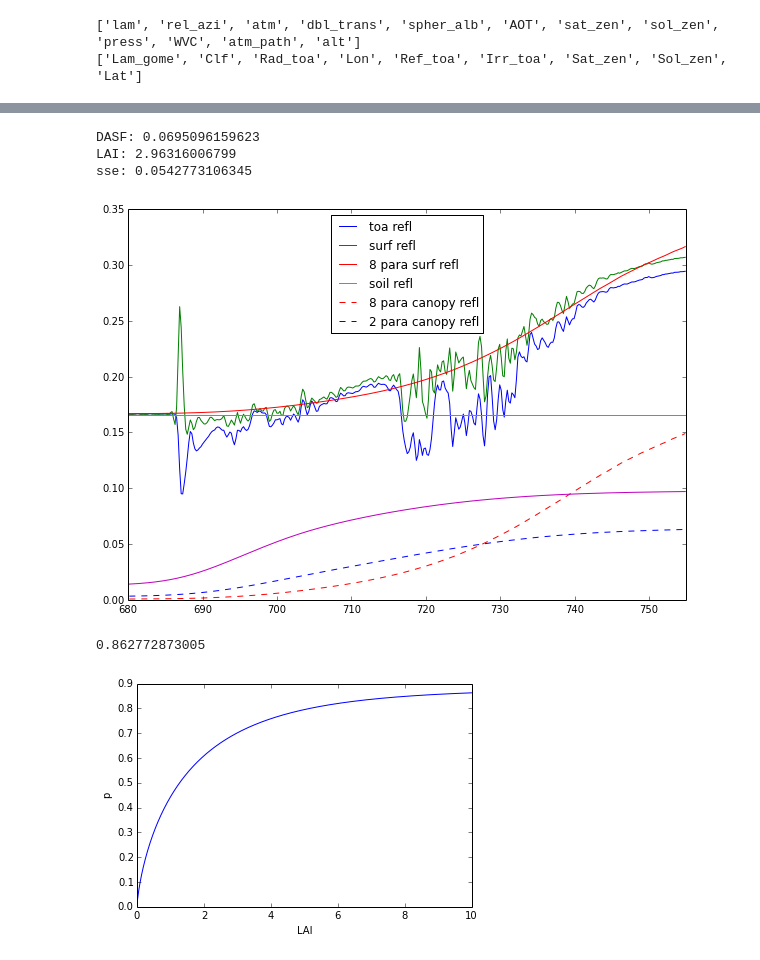
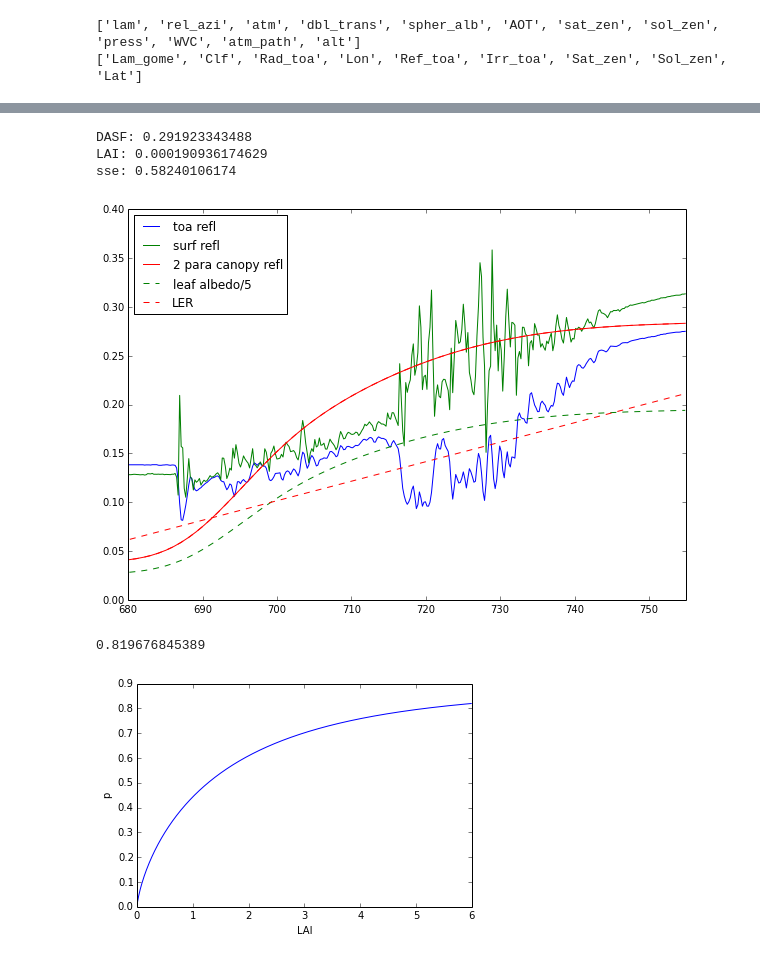
Before and after one commit to malapradej/Fluorescence_PhD, a Jupyter notebook: DASF/LUTtest.ipynb, the cells around one changed output, grey strips where cells are left out. Cells and saved outputs as stored; diff of their text form; code cells hidden in the pictures.

```diff
--- a/DASF/LUTtest.ipynb
+++ b/DASF/LUTtest.ipynb
@@ -109,7 +100,7 @@ for k in lut.keys():
     if lut[k].ndim == 1:
         pass
     else:
-        lut[k] = lut[k][:,4::9]
+        lut[k] = lut[k] #[:,4::9]
 # %%
 # select observation indices in obs file
 
@@ -147,7 +138,7 @@ print obs.keys()
 # so what water vapours and others do we have and select those which are the closest match to Giovanni data
 print 'WVC'
 print np.unique(lut['WVC'])
-wvc = 40.
+wvc = 20. #40.
 ind_wvc = np.where(np.array(lut['WVC'])== wvc)[0]
 print ind_wvc
 # AOTs
@@ -165,7 +156,7 @@ print ind_press
 # altitudes
 print 'alt'
 print np.unique(lut['alt'])
-alt = lut['alt'][0]
+alt = lut['alt'][goodlut][0]
 ind_alt = np.where(np.array(lut['alt'])== alt)[0]
 print ind_alt
 
@@ -286,12 +312,13 @@ def sse(p,leafW,y):
 
 # there are 8 parameters in the Lewis model. a to c and a_ to d_ and soil refl.
 bound = np.array([(0.001,0.999)]*8)
+bound2 = np.array([(0.001,0.999)]*2)
 
 results = []
 results2 = []
 
 # leaf albedo interpolated to obs lam
-leafW = (interp1d(leafLambda, leafAlbedo, kind='cubic'))(xbase)
+leafW = (interp1d(leafLambda, leafAlbedo, kind='linear'))(xbase)
 
 def mismatch_function2(p, leafW, y):
     '''the 2nd cost function for the retrieval of a and p.'''
@@ -359,13 +384,13 @@ for i in goodlut[0]: # goodlut is tuple need to select 1st element
 # %%
 # select parameter set that gives minimum rmse
-rses = np.zeros((len(results), 2))
-for i, (j, k) in enumerate(zip(results, goodlut[0])):
+rses = np.zeros((len(results2), 2))
+for i, (j, k) in enumerate(zip(results2, goodlut[0])):
     rses[i, 0] = j[1]
     rses[i, 1] = k
 ind_min = np.argmin(rses[:,0])
 print 'nr:', rses[ind_min, 1]
-print 'a,b,c,a_,s,b_,c_,d_:', results[ind_min][0]
-print 'sse:', results[ind_min][1]
+#print 'a,p:', results[ind_min][0]
+#print 'sse:', results[ind_min][1]
 print 'a,p:', results2[ind_min][0]
 print 'sse2:', results2[ind_min][1]
 print 'wvc:', lut['WVC'][ind_min]
@@ -394,7 +416,8 @@ lon: -54.702902
 # %%
-min_solve = results[ind_min]
+min_solve = results2[ind_min]
 sse_min = min_solve[1]
 param = min_solve[0]
+'''
 a = param[0]
 b = param[1]
 c = param[2]
@@ -403,60 +426,73 @@ s = param[4]
 b_ = param[5]
 c_ = param[6]
 d_ = param[7]
+p = param[1]
+'''
 
-fwd = lewis_8(a, b, c, a_, s, b_, c_, d_)
+#fwd = lewis_8(a, b, c, a_, s, b_, c_, d_)
 #fwd = param[0] * leafW / ( 1 - param[1] * leafW) + param[2]
 
 # only the canopy contribution
-fwd_c = a * leafW + b * leafW**2 / (1 - c*leafW)
+#fwd_c = a * leafW + b * leafW**2 / (1 - c*leafW)
 
 # 2nd estimate of parameters
 a = results2[ind_min][0][0]
 p = results2[ind_min][0][1]
 fwd_c2 = a * leafW / (1 - leafW * p)
 
 DASF = a / (1 - p)
 print 'DASF:', DASF
 
-#param_test = [0.093, 0.663, 0.1]
 #fwd_test = param_test[0] * leafW / ( 1 - param_test[1] * leafW) + param_test[2]
 
 # surf refl
 for k in ['dbl_trans','spher_alb','atm_path']:
-    y[k] = (interp1d(x0, lut[k][ind_min], kind='cubic'))(xbase)
+    y[k] = (interp1d(x0, lut[k][ind_min], kind='linear'))(xbase)
 
 dr = ybase - y['atm_path']
 rsurf = dr/(y['dbl_trans'] + y['spher_alb']*dr)
 
+# calculate p curve at wider range
+leaf = np.loadtxt('leaf_spectrum.txt').T
+leafLambda = leaf[0]
+leafAlbedo = leaf[1] + leaf[2]
+pindex = (leafLambda >= 600) * (leafLambda <= 800)
+px = leafLambda[pindex]
+pleaf = leafAlbedo[pindex]
+py = a * pleaf / (1 - pleaf * p)
+
 plt.figure(figsize=(10,7))
 plt.plot(xbase,ybase, label='toa refl')
 plt.plot(xbase,rsurf, label='surf refl')
-plt.plot(xbase,fwd, label='8 para surf refl')
+#plt.plot(xbase,fwd, label='8 para surf refl')
 #plt.plot(xbase, fwd_test, '--r')
-plt.plot((wlmin, wlmax), (a_*s, a_*s), label='soil refl')
-plt.plot(xbase, fwd_c, '--r', label='8 para canopy refl')
-plt.plot(xbase, fwd_c2, '--b', label='2 para canopy refl')
-plt.plot(xbase, leafW*0.1)
+#plt.plot((wlmin, wlmax), (a_*s, a_*s), label='soil refl')
+#plt.plot(xbase, fwd_c, '--r', label='8 para canopy refl')
+plt.plot(xbase, fwd_c2, 'r-', label='2 para canopy refl')
+plt.plot(xbase, leafW*0.2, '--g', label='leaf albedo/5')
+plt.plot(wls, mode, 'r--', label='LER')
 plt.legend(loc='best')
+
+plt.plot(px, py, 'r--', label='2 para wider')
 
 # LAI from p
 L = (np.log(1 - p/0.88)/-0.7)**(4./3.)
 print 'LAI:', L
 
 plt.xlim(wlmin, wlmax)
 print 'sse:', sse_min
 # %% [output]
-DASF: 0.0695096159623
-LAI: 2.96316006799
-sse: 0.0542773106345
+DASF: 0.291923343488
+LAI: 0.000190936174629
+sse: 0.58240106174
-[figure, old version]
+[figure, new version]
 # %%
-LAI = np.arange(0,10,0.01)
+LAI = np.arange(0,6,0.01)
 p = 0.88*(1 - np.exp(-0.7 * LAI**0.75))
 plt.plot(LAI,p)
 plt.xlabel('LAI')
 plt.ylabel('p')
 print np.max(p)
 # %% [output]
-0.862772873005
+0.819676845389
-[figure, old version]
+[figure, new version]
```
Also changed, not shown: parts of 16 cells of this notebook, 5 other files.
